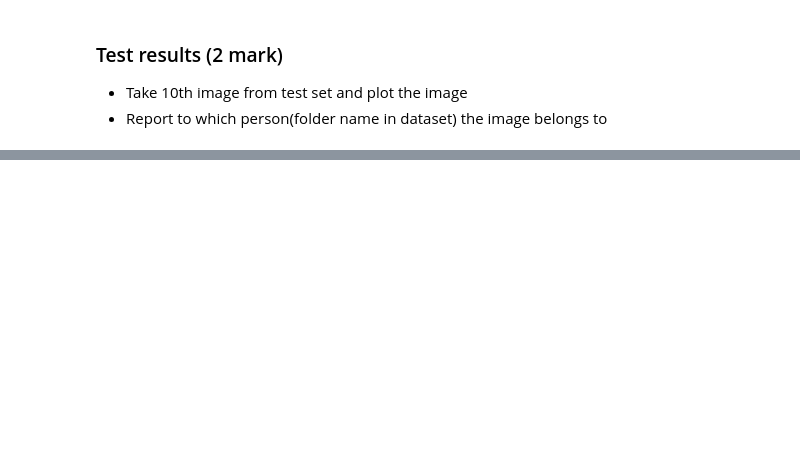
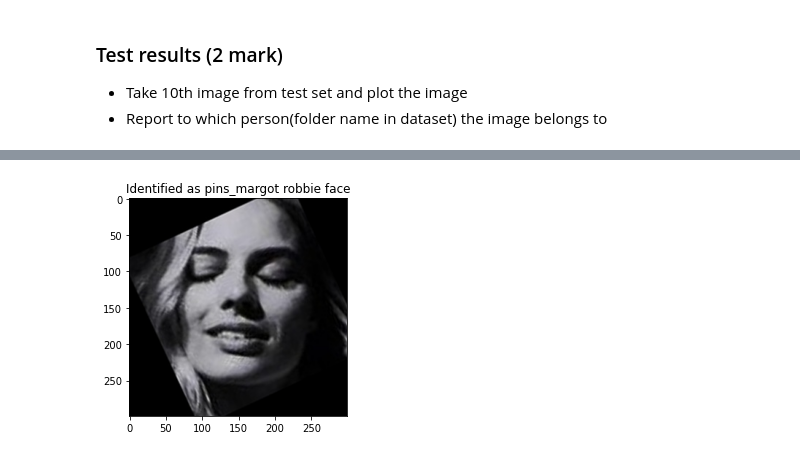
Before and after one commit to GreatLearningAIML1/bangalore-aug19-batch-vybhavsv, a Jupyter notebook: Advance_Computer_Vision_CNN_R_Project2_FaceRecognition_Vybhav_SV.ipynb, the cells around one changed output, grey strips where cells are left out. Drawn from its saved outputs; the diff is of its cells as text; code cells hidden in the pictures; blank space fills up the shorter version.

```diff
--- a/Advance_Computer_Vision_CNN_R_Project2_FaceRecognition_Vybhav_SV.ipynb
+++ b/Advance_Computer_Vision_CNN_R_Project2_FaceRecognition_Vybhav_SV.ipynb
@@ -386,0 +530,15 @@ Support Vector Machine accuracy = 0.9598997493734336
+# %%
+import warnings
+# Suppress LabelEncoder warning
+warnings.filterwarnings('ignore')
+
+example_idx = 1069
+
+example_image = load_image(metadata[test_idx][example_idx].image_path())
+example_prediction = y_predict[example_idx] #### Add your code here ####
+example_identity =  y_predict_le[example_idx] #le.inverse_transform(example_prediction) [0]
+
+plt.imshow(example_image)
+plt.title(f'Identified as {example_identity}');
+# %% [output]
+[figure, added]
```
Also changed, not shown: parts of 39 cells of this notebook.
